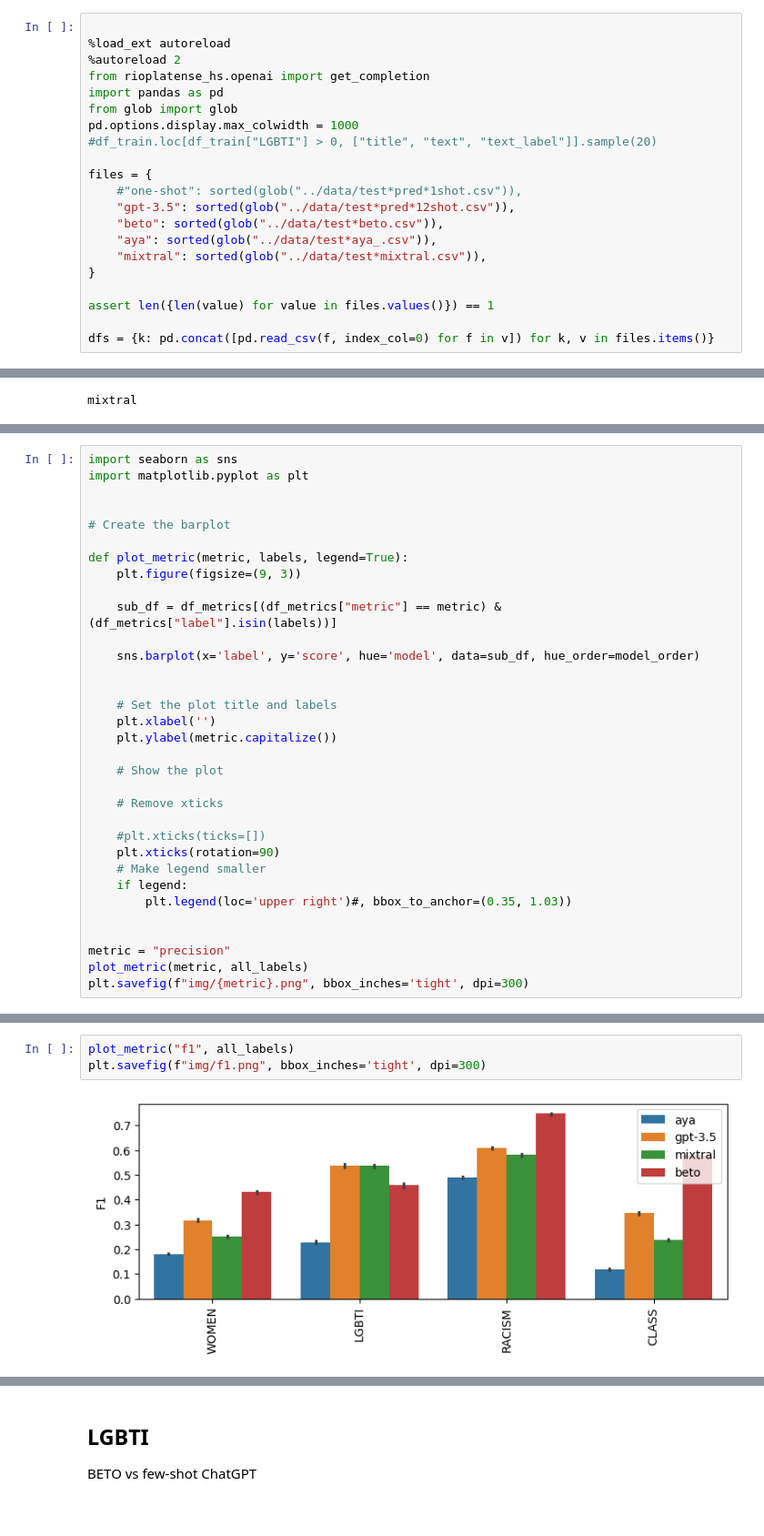
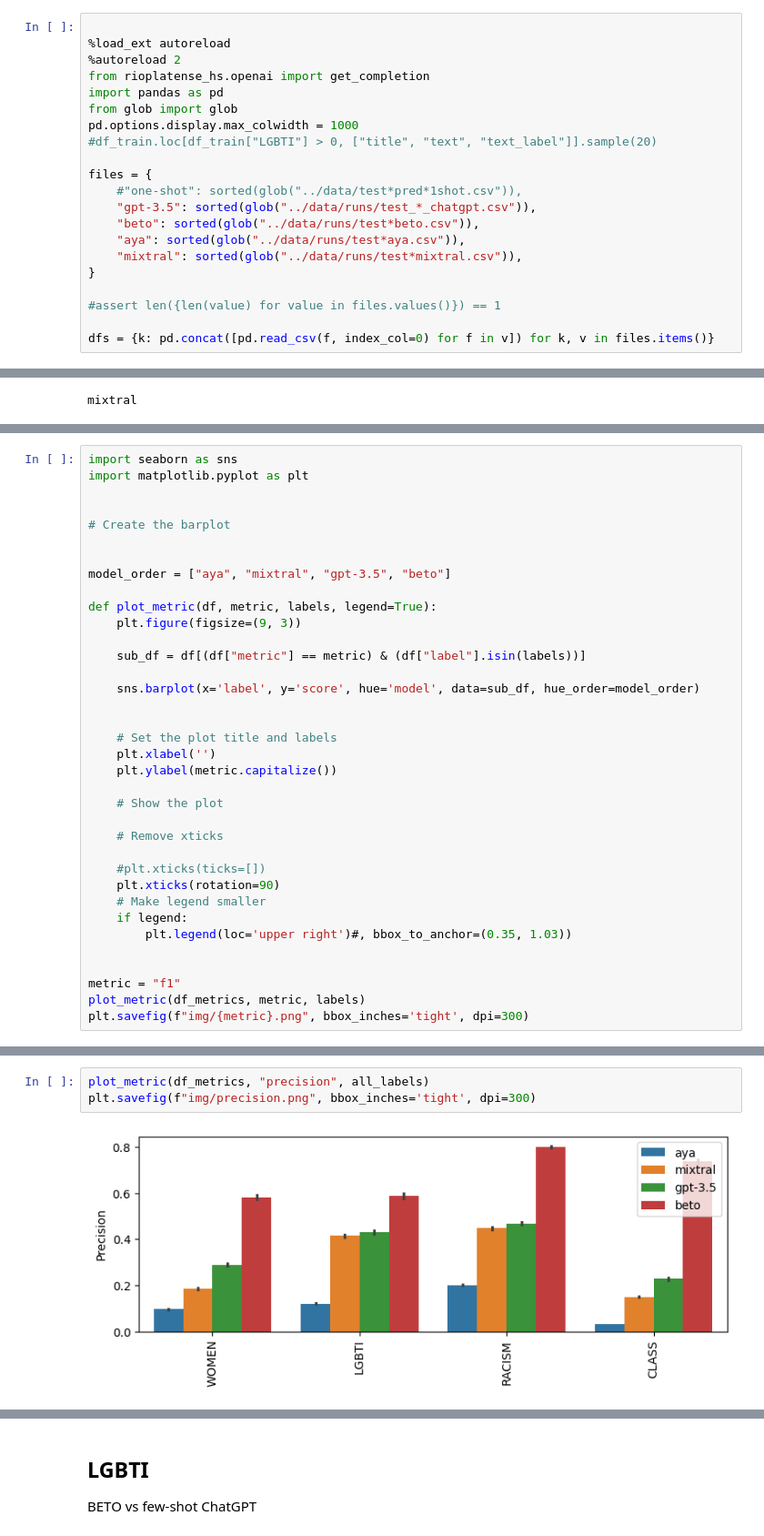
Before and after one commit to finiteautomata/rioplatense_hate_speech, a Jupyter notebook: notebooks/Results_full.ipynb, the cells around one changed output, grey strips where cells are left out. Shown at 91% size. Cells and saved outputs as stored; diff of their text form.

```diff
--- a/notebooks/Results_full.ipynb
+++ b/notebooks/Results_full.ipynb
@@ -19,13 +19,13 @@ pd.options.display.max_colwidth = 1000
 
 files = {
     #"one-shot": sorted(glob("../data/test*pred*1shot.csv")),
-    "gpt-3.5": sorted(glob("../data/test*pred*12shot.csv")),
-    "beto": sorted(glob("../data/test*beto.csv")),
-    "aya": sorted(glob("../data/test*aya_.csv")),
-    "mixtral": sorted(glob("../data/test*mixtral.csv")),
+    "gpt-3.5": sorted(glob("../data/runs/test_*_chatgpt.csv")),
+    "beto": sorted(glob("../data/runs/test*beto.csv")),
+    "aya": sorted(glob("../data/runs/test*aya.csv")),
+    "mixtral": sorted(glob("../data/runs/test*mixtral.csv")),
 }
 
-assert len({len(value) for value in files.values()}) == 1
+#assert len({len(value) for value in files.values()}) == 1
 
 dfs = {k: pd.concat([pd.read_csv(f, index_col=0) for f in v]) for k, v in files.items()}
 # %%
@@ -150,10 +147,13 @@ import matplotlib.pyplot as plt
 
 # Create the barplot
 
-def plot_metric(metric, labels, legend=True):
+
+model_order = ["aya", "mixtral", "gpt-3.5", "beto"]
+
+def plot_metric(df, metric, labels, legend=True):
     plt.figure(figsize=(9, 3))
 
-    sub_df = df_metrics[(df_metrics["metric"] == metric) & (df_metrics["label"].isin(labels))]
+    sub_df = df[(df["metric"] == metric) & (df["label"].isin(labels))]
 
     sns.barplot(x='label', y='score', hue='model', data=sub_df, hue_order=model_order)
 
@@ -173,7 +173,7 @@ def plot_metric(metric, labels, legend=True):
         plt.legend(loc='upper right')#, bbox_to_anchor=(0.35, 1.03))
 
 
-metric = "precision"
-plot_metric(metric, all_labels)
+metric = "f1"
+plot_metric(df_metrics, metric, labels)
 plt.savefig(f"img/{metric}.png", bbox_inches='tight', dpi=300)
 # %% [output]
@@ -186,8 +186,8 @@ plt.savefig(f"img/recall.png", bbox_inches='tight', dpi=300)
 # %%
-plot_metric("f1", all_labels)
-plt.savefig(f"img/f1.png", bbox_inches='tight', dpi=300)
+plot_metric(df_metrics, "precision", all_labels)
+plt.savefig(f"img/precision.png", bbox_inches='tight', dpi=300)
 # %% [output]
-[figure, old version]
+[figure, new version]
 # %%
 # Just keep the most important characteristics
 
```
Also changed, not shown: parts of 11 cells of this notebook, 10 other files.
